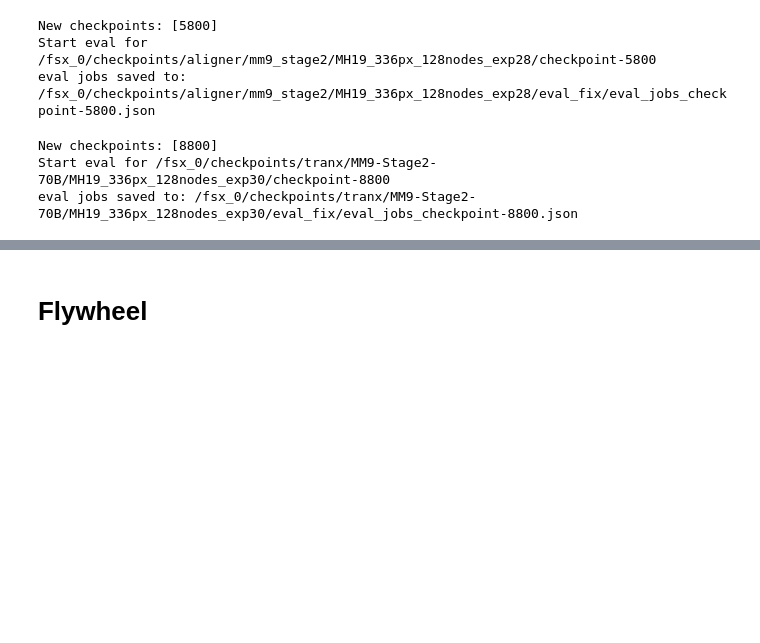
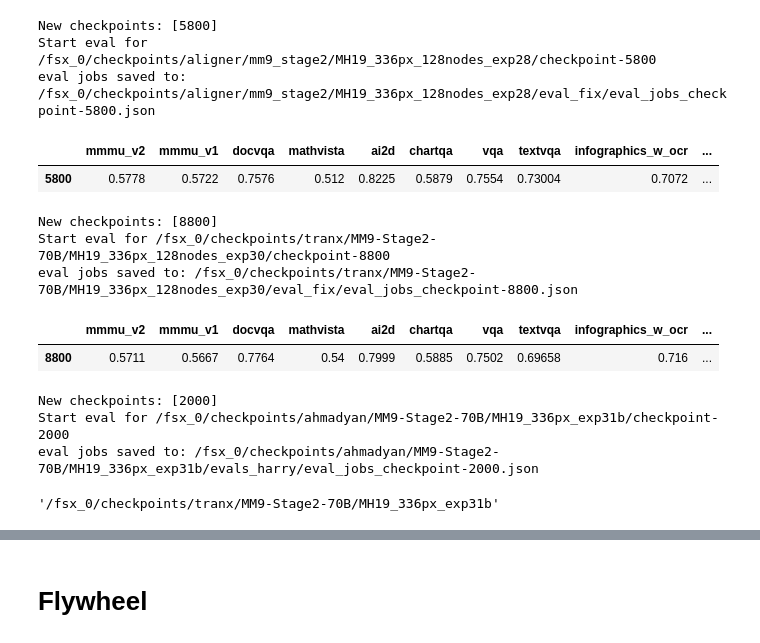
Before and after one commit to harrytranx/experiments, a Jupyter notebook: eval_sft.ipynb, the cells around one changed output, grey strips where cells are left out. Cells and saved outputs as stored; diff of their text form; code cells hidden in the pictures; blank space fills up the shorter version.

```diff
--- a/eval_sft.ipynb
+++ b/eval_sft.ipynb
@@ -377,6 +523,11 @@ eval_helper.run_eval_sweep(
 New checkpoints: [5800]
 Start eval for /fsx_0/checkpoints/aligner/mm9_stage2/MH19_336px_128nodes_exp28/checkpoint-5800
 eval jobs saved to: /fsx_0/checkpoints/aligner/mm9_stage2/MH19_336px_128nodes_exp28/eval_fix/eval_jobs_checkpoint-5800.json
+# %%
+ev.get_scores(OUTPUT_S2_5800, eval_plan="eval_fix")
+# %% [output]
+|  | mmmu_v2 | mmmu_v1 | docvqa | mathvista | ai2d | chartqa | vqa | textvqa | infographics_w_ocr | ... |
+| 5800 | 0.5778 | 0.5722 | 0.7576 | 0.512 | 0.8225 | 0.5879 | 0.7554 | 0.73004 | 0.7072 | ... |
 # %%
 eval_helper.run_eval_sweep(
     output_dir=OUTPUT_S2_8800,
@@ -391,3 +542,18 @@ eval_helper.run_eval_sweep(
 New checkpoints: [8800]
 Start eval for /fsx_0/checkpoints/tranx/MM9-Stage2-70B/MH19_336px_128nodes_exp30/checkpoint-8800
 eval jobs saved to: /fsx_0/checkpoints/tranx/MM9-Stage2-70B/MH19_336px_128nodes_exp30/eval_fix/eval_jobs_checkpoint-8800.json
+# %%
+ev.get_scores(OUTPUT_S2_8800, eval_plan="eval_fix")
+# %% [output]
+|  | mmmu_v2 | mmmu_v1 | docvqa | mathvista | ai2d | chartqa | vqa | textvqa | infographics_w_ocr | ... |
+| 8800 | 0.5711 | 0.5667 | 0.7764 | 0.54 | 0.7999 | 0.5885 | 0.7502 | 0.69658 | 0.716 | ... |
+# %%
+ev.run_eval_sweep(OUTPUT_S2_31b, checkpoints=[2000], update_if_exists=True, eval_plan="evals_harry")
+# %% [output]
+New checkpoints: [2000]
+Start eval for /fsx_0/checkpoints/ahmadyan/MM9-Stage2-70B/MH19_336px_exp31b/checkpoint-2000
+eval jobs saved to: /fsx_0/checkpoints/ahmadyan/MM9-Stage2-70B/MH19_336px_exp31b/evals_harry/eval_jobs_checkpoint-2000.json
+# %%
+OUTPUT_S2_31b
+# %% [output]
+'/fsx_0/checkpoints/tranx/MM9-Stage2-70B/MH19_336px_exp31b'
```
Also changed, not shown: parts of 25 cells of this notebook, 7 other files.
